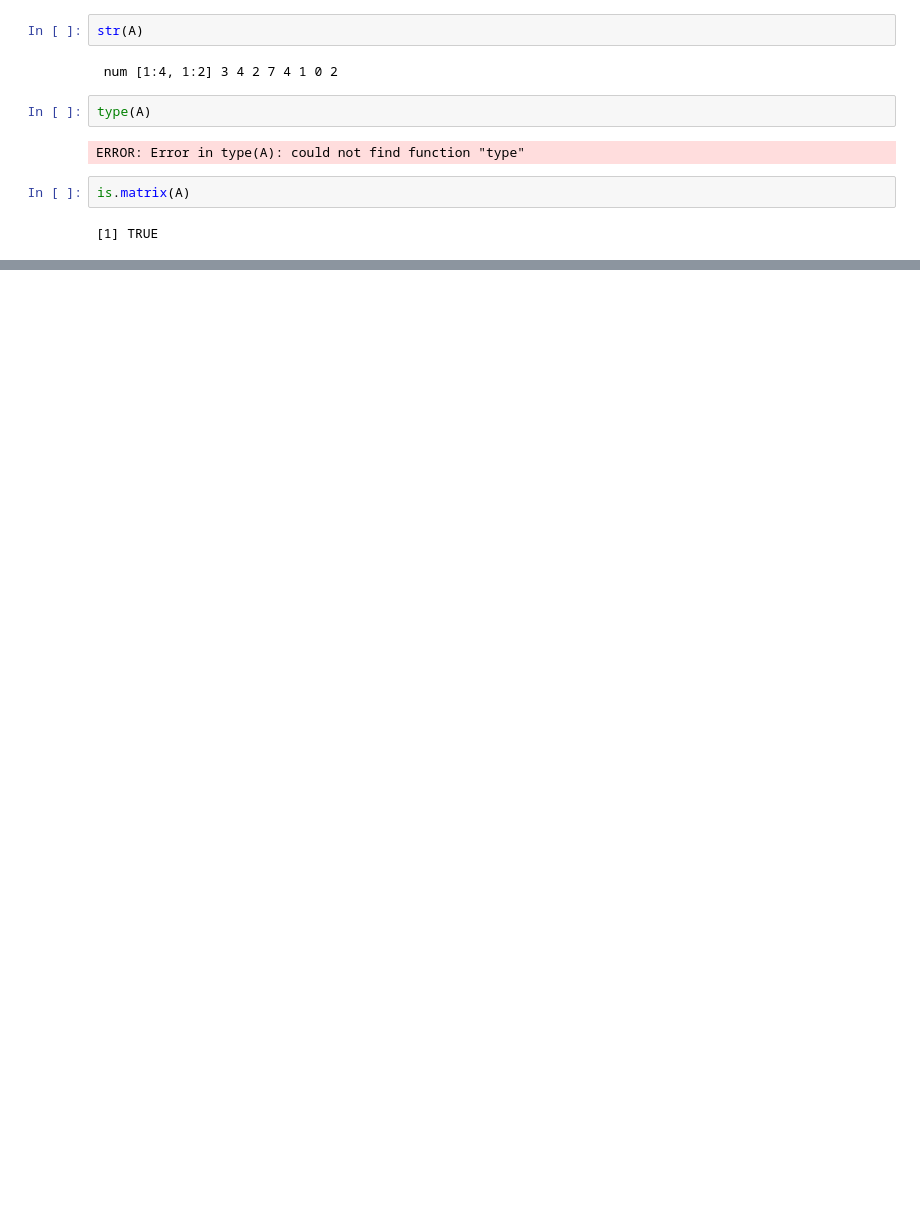
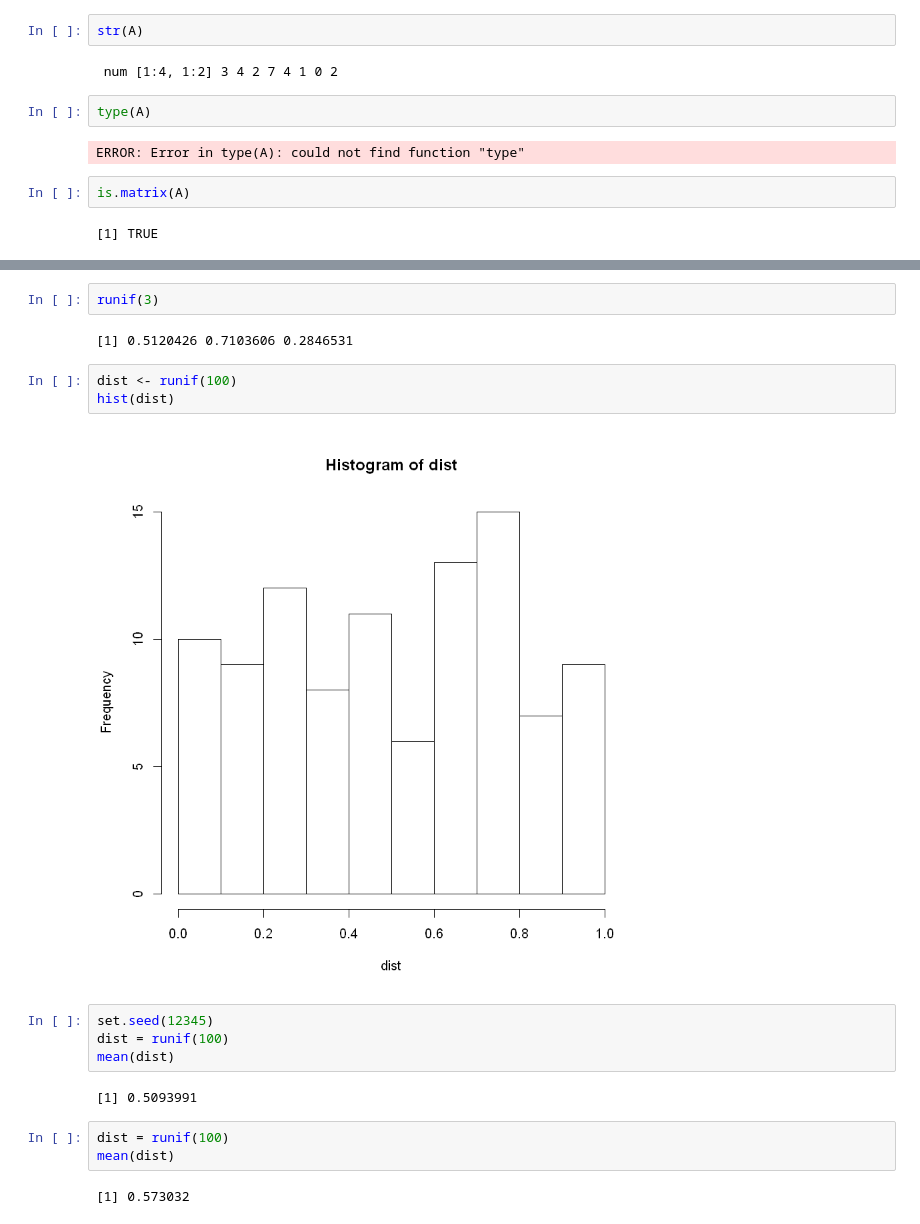
Before and after one commit to mlaai/Deep-Learning, a Jupyter notebook: Code/Projects/Data/RQuickReference.ipynb, the cells around one changed output, grey strips where cells are left out. Saved outputs shown, nothing was run; the diff lists cells and outputs as text; blank space fills up the shorter version.

```diff
--- a/Code/Projects/Data/RQuickReference.ipynb
+++ b/Code/Projects/Data/RQuickReference.ipynb
@@ -628,0 +728,20 @@ is.matrix(A)
+# %%
+runif(3)
+# %% [output]
+[1] 0.5120426 0.7103606 0.2846531
+# %%
+dist <- runif(100)
+hist(dist)
+# %% [output]
+[figure, added]
+# %%
+set.seed(12345)
+dist = runif(100)
+mean(dist)
+# %% [output]
+[1] 0.5093991
+# %%
+dist = runif(100)
+mean(dist)
+# %% [output]
+[1] 0.573032
```
Also changed, not shown: parts of 23 cells of this notebook.
